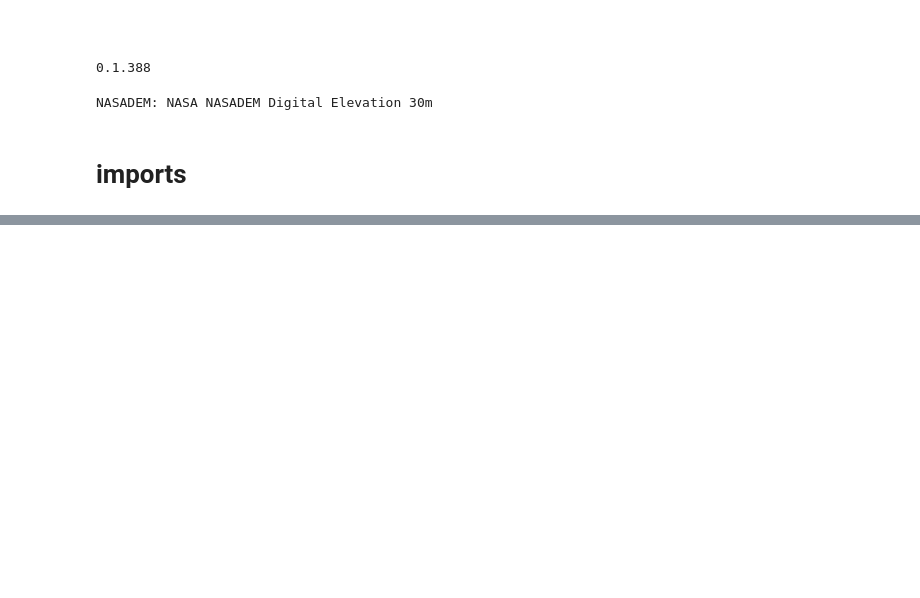
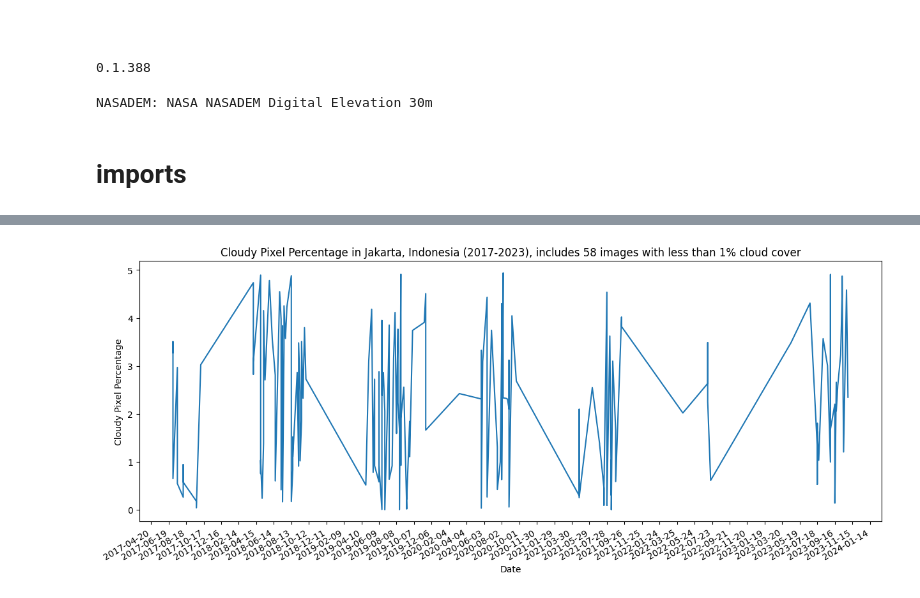
Before and after one commit to alexandrepereiraarq/geo_functions, a Jupyter notebook: src/data/06_get_sentinel_gee.ipynb, the cells around one changed output, grey strips where cells are left out. Drawn from its saved outputs; the diff is of its cells as text; code cells hidden in the pictures; blank space fills up the shorter version.

Commit message:
Update 06_get_sentinel_gee.ipynb
It is able to display the requested data, but not exporting.

```diff
--- a/src/data/06_get_sentinel_gee.ipynb
+++ b/src/data/06_get_sentinel_gee.ipynb
@@ -97,0 +67,57 @@ Map
+# %%
+#input a vector and a raster file
+AOI_path = Path('../../data/processed/')
+#AOI_file = 'MAN_LIM_BoundingBox_AOI_A.shp' #Manila
+AOI_file = 'JAK_LIM_BoundingBox_AOI_A.shp' #Jakarta
+#AOI_file = 'MUM_LIM_BoundingBox_AOI_A.shp' #Mumbai
+
+AOI_gdf = gpd.read_file(AOI_path/AOI_file)
+
+# extract coordinates from the bounding box
+aoi_coords = AOI_gdf.to_crs(epsg='4326').envelope
+#print('N',aoi_coords.bounds.values[0][3],'S',aoi_coords.bounds.values[0][1],'W',aoi_coords.bounds.values[0][0],'E',aoi_coords.bounds.values[0][2])
+transform = [aoi_coords.bounds.values[0][0], aoi_coords.bounds.values[0][1], aoi_coords.bounds.values[0][2], aoi_coords.bounds.values[0][3]]
+roi = ee.Geometry.BBox(west=transform[0], south=transform[1], east=transform[2], north=transform[3])
+rec_roi = ee.Geometry.Rectangle(transform[0],transform[1],transform[2],transform[3])
+coi = roi.centroid(maxError=1)
+#coi = AOI_gdf.to_crs(epsg='4326').dissolve().centroid.to_crs('EPSG:4326').geometry.apply(lambda x: (x.x, x.y)).values[0]
+aoi_crs = AOI_gdf.crs.to_epsg()
+#print(coords)
+# %%
+# Define your ImageCollection #S2_SR_HARMONIZED or S2
+sentinel2 = ee.ImageCollection("COPERNICUS/S2") \
+    .filterBounds(roi) \
+    .filterDate('2017-06-01','2023-12-01') \
+    .filter(ee.Filter.lt('CLOUDY_PIXEL_PERCENTAGE', 5))
+
+# Get the list of dates
+dates = sentinel2.aggregate_array('system:time_start').map(lambda time_start: ee.Date(time_start).format('YYYY-MM-dd')).getInfo()
+
+# Get the list of CLOUDY_PIXEL_PERCENTAGE values
+cloudy_pixel_percentage_list = sentinel2.reduceColumns(ee.Reducer.toList(), ["CLOUDY_PIXEL_PERCENTAGE"]).get('list')
+
+# Convert to Python list
+cloudy_pixel_percentage_py_list = ee.List(cloudy_pixel_percentage_list).getInfo()
+
+# Convert dates to datetime objects
+dates = [mdates.datestr2num(date) for date in dates]
+
+# Filter the ImageCollection based on CLOUDY_PIXEL_PERCENTAGE < 1
+filtered_collection = sentinel2.filter(ee.Filter.lt('CLOUDY_PIXEL_PERCENTAGE', 1))
+
+# Get the list of dates
+filtered_dates = filtered_collection.aggregate_array('system:time_start').map(lambda time_start: ee.Date(time_start).format('YYYY-MM-dd')).getInfo()
+
+# Plot the data
+plt.figure(figsize=(15, 6))
+plt.plot_date(dates, cloudy_pixel_percentage_py_list, '-')
+title_str = 'Cloudy Pixel Percentage in Jakarta, Indonesia (2017-2023), includes '+str(len(filtered_dates))+' images with less than 1% cloud cover'
+plt.title(title_str)
+plt.xlabel('Date')
+plt.ylabel('Cloudy Pixel Percentage')
+plt.gca().xaxis.set_major_formatter(mdates.DateFormatter('%Y-%m-%d'))
+plt.gca().xaxis.set_major_locator(mdates.DayLocator(interval=60))  # set interval = 60 days
+plt.gcf().autofmt_xdate()  # rotate and align the x labels
+plt.show()
+# %% [output]
+[figure, added]
```
Also changed, not shown: parts of 17 cells of this notebook.
